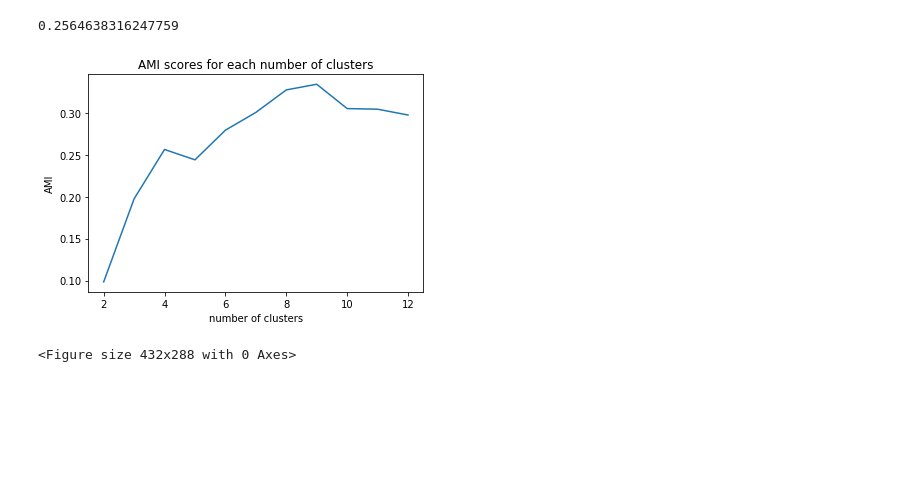
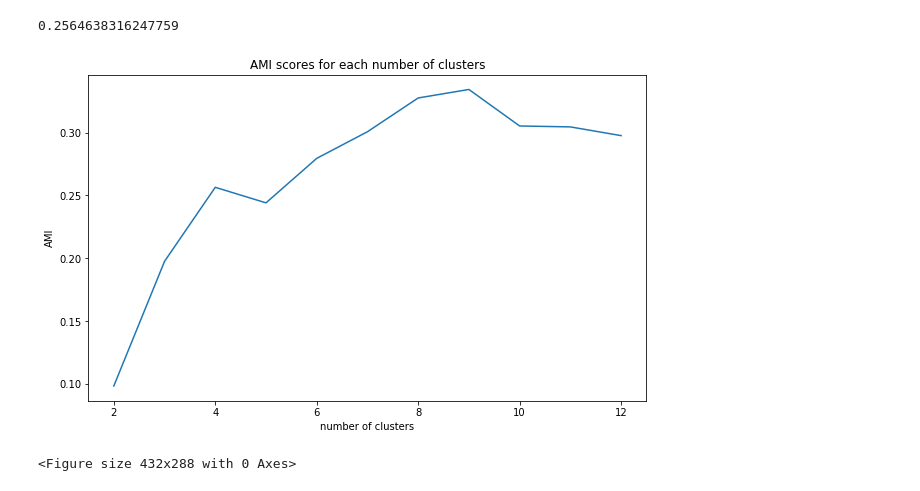
Before and after one commit to athiyadeviyani/Introductory-Applied-Machine-Learning, a Jupyter notebook: IAML_CW2.ipynb, the cells around one changed output. Drawn from its saved outputs; the diff is of its cells as text; code cells hidden in the pictures; blank space fills up the shorter version.

```diff
--- a/IAML_CW2.ipynb
+++ b/IAML_CW2.ipynb
@@ -239,22 +239,22 @@ adjusted_mutual_info_score(y, kmeans.labels_)
 # %%
 no_clusters = [2,3,4,5,6,7,8,9,10,11,12]
 amis = []
 
 for i in no_clusters:
     kmeans = KMeans(n_clusters=i, random_state=1000, n_init=50)
     kmeans.fit(X)
     ami = adjusted_mutual_info_score(y, kmeans.labels_, average_method='max')
     amis.append(ami)
 
 # Plot a graph
-plt.figure()
+plt.figure(figsize=(10,6))
 plt.axes()
 plt.plot(no_clusters, amis)
 plt.title("AMI scores for each number of clusters")
 plt.xlabel("number of clusters")
 plt.ylabel("AMI");
 # %% [output]
-[figure, old version]
+[figure, new version]
 # %%
 fig = plt.figure()
 # %% [output]
```
Also changed, not shown: parts of 27 cells of this notebook, 4 other files.
